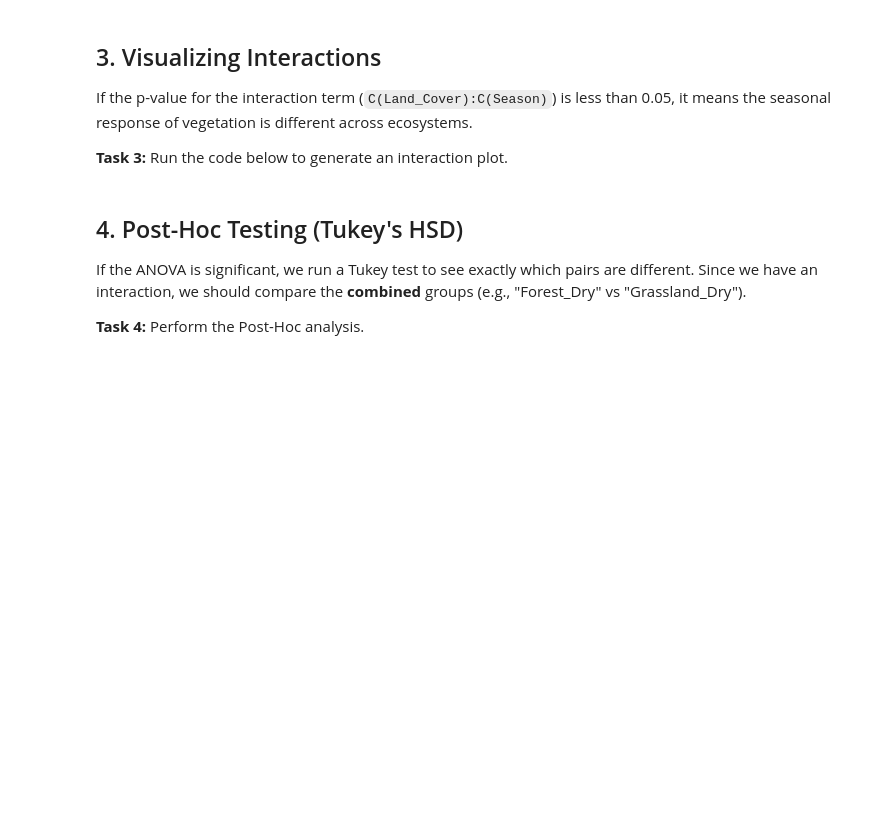
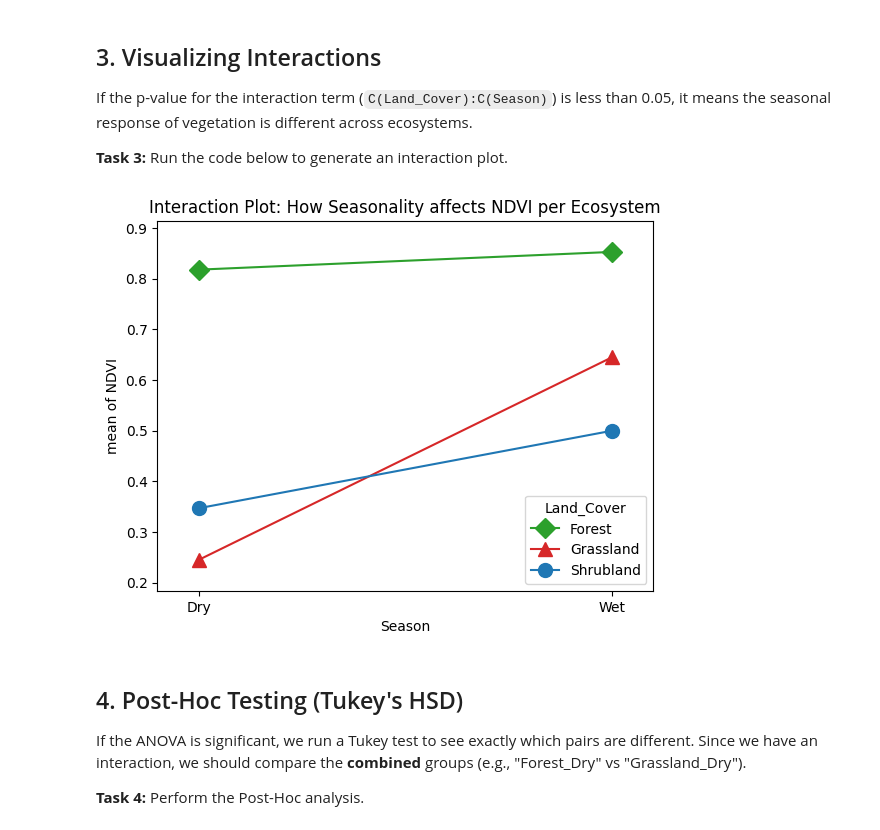
Before and after one commit to Hayden-Martin4250/Earthscience2245, a Jupyter notebook: ES2245_lab6.ipynb, the cells around one changed output. Cells and saved outputs as stored; diff of their text form; code cells hidden in the pictures; blank space fills up the shorter version.

```diff
--- a/ES2245_lab6.ipynb
+++ b/ES2245_lab6.ipynb
@@ -146,16 +146,20 @@ If the p-value for the interaction term (`C(Land_Cover):C(Season)`) is less than
 # %%
 from statsmodels.graphics.factorplots import interaction_plot
 
 fig = interaction_plot(x=df['Season'],
                         trace=df['Land_Cover'],
                         response=df['NDVI'],
                         colors=['#2ca02c', '#d62728', '#1f77b4'],
                         markers=['D', '^', 'o'], ms=10)
 
 plt.title('Interaction Plot: How Seasonality affects NDVI per Ecosystem')
 plt.show()
 
 # QUESTION: Are the lines parallel? What does this imply about the interaction?
+no, this implies the grassland becomes healthier than shurbland during the wet
+season but the shrubland is healthier in the dry season
+# %% [output]
+[figure, added]
 # %% [markdown]
 ## 4. Post-Hoc Testing (Tukey's HSD)
 If the ANOVA is significant, we run a Tukey test to see exactly which pairs are different. Since we have an interaction, we should compare the **combined** groups (e.g., "Forest_Dry" vs "Grassland_Dry").
```
Also changed, not shown: parts of 6 cells of this notebook.
